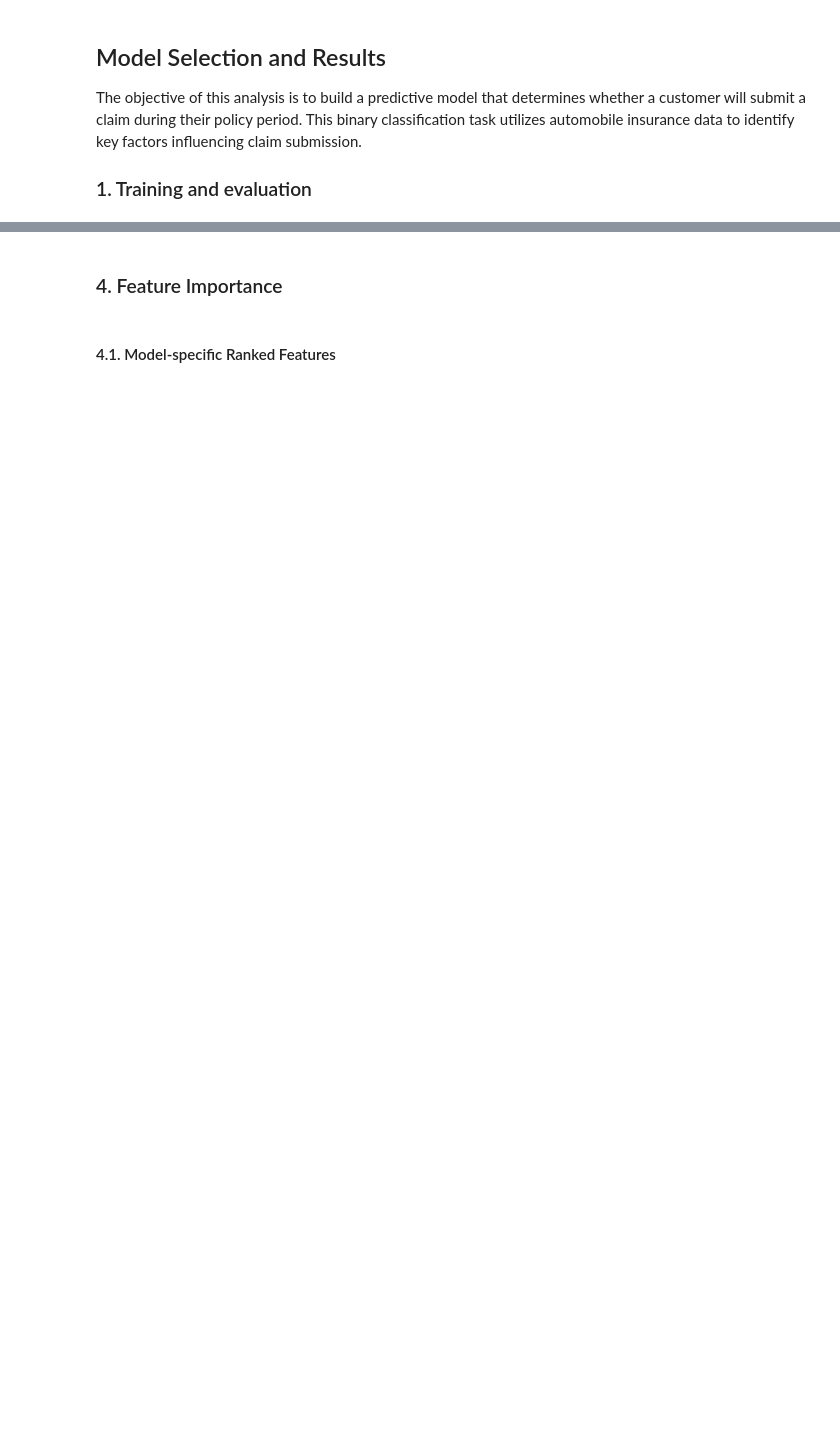
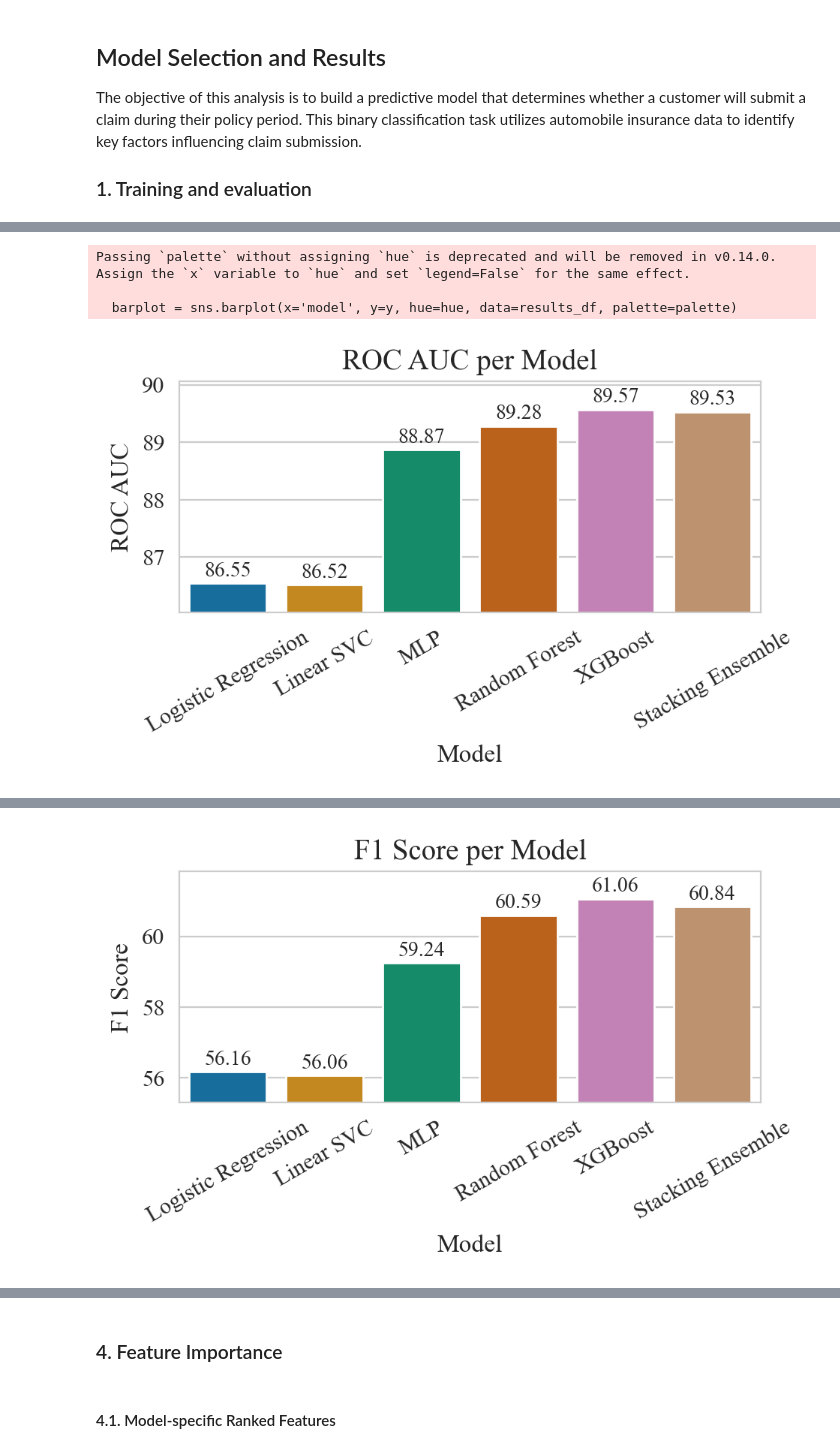
Before and after one commit to saeedabc/insurance-claim-prediction, a Jupyter notebook: claim_prediction.ipynb, the cells around one changed output, grey strips where cells are left out. Cells and saved outputs as stored; diff of their text form; code cells hidden in the pictures; blank space fills up the shorter version.

```diff
--- a/claim_prediction.ipynb
+++ b/claim_prediction.ipynb
@@ -99,0 +81,78 @@ all_results_df
+# %%
+import matplotlib.pyplot as plt
+# import matplotlib.gridspec as gridspec
+import seaborn as sns
+
+
+sns.set_style("whitegrid")
+
+plt.rcParams.update({
+    'font.family': 'Times New Roman',  #'Arial',  # or 'Helvetica', 'Times New Roman'
+    'font.size': 12,  # General font size
+    'axes.titlesize': 14,  # Font size for titles
+    'axes.labelsize': 12,  # Font size for axis labels
+    'xtick.labelsize': 11,  # Font size for x-tick labels
+    'ytick.labelsize': 11,   # Font size for y-tick labels
+    'legend.fontsize': 11,   # Font size for legend
+    'legend.title_fontsize': 11   # Font size for legend title
+})
+
+
+def barplot_results(results_df, y='roc_auc', hue=None):
+    y_label = {
+        'roc_auc': 'ROC AUC', 'f1': 'F1 Score', 'precision': 'Precision', 'recall': 'Recall', 'accuracy': 'Accuracy',
+        'training_time': 'Training Time', 'inference_time': 'Inference Time'
+    }[y]
+
+    if hue is not None:
+        hue_label = {'balance_strategy': 'Balance Strategy', 'outlier_strategy': 'Outlier Strategy'}[hue]
+        palette = sns.color_palette("colorblind", len(results_df[hue].unique()))  # Use a different color per hue category
+        figsize = (8, 2.5)
+        annotate_fontsize = 8
+
+        # Print average performance of models per hue category
+        _better_models = ['MLP', 'Random Forest', 'XGBoost']
+        avg_performance_per_hue = results_df[results_df['model'].isin(_better_models)].groupby([hue]).agg({y: 'mean'}).reset_index().sort_values(by=y, ascending=False)
+        print(f"Average {y_label} per {hue_label} over {_better_models}:\n{avg_performance_per_hue.to_string(index=False)}")
+    else:
+        hue_label = None
+        palette = sns.color_palette("colorblind", len(results_df['model'].unique()))  # Use a different color per model
+        figsize = (5, 2)
+        annotate_fontsize = 10
+
+    # Create the plot
+    plt.figure(figsize=figsize, dpi=200)
+    barplot = sns.barplot(x='model', y=y, hue=hue, data=results_df, palette=palette)
+
+    if hue is not None:
+        plt.legend(title=hue_label)
+    plt.title(f"{y_label} per Model")
+    plt.xticks(rotation=30)
+    plt.xlabel("Model")
+    plt.ylabel(y_label)
+
+    # Adjust the y-axis to make performance differences more visible
+    y_margin = results_df[y].std() / 3
+    y_min = results_df[y].min() - y_margin
+    y_max = results_df[y].max() + y_margin
+    plt.ylim(y_min, y_max)
+
+    # Annotate each bar with the corresponding value
+    for p in barplot.patches:
+        barplot.annotate(format(p.get_height(), '.2f'),  # Format the value with 4 decimal places
+                        (p.get_x() + p.get_width() / 2., p.get_height()),  # Position the text at the center of each bar
+                        ha = 'center', va = 'center',  # Center alignment
+                        xytext = (0, 6),  # Distance from the bar
+                        textcoords = 'offset points', fontsize=annotate_fontsize)  # Set text size
+
+    # Show the plot
+    plt.show()
+
+
+barplot_results(results_df, y='roc_auc')
+barplot_results(results_df, y='f1')
+# %% [output]
+Passing `palette` without assigning `hue` is deprecated and will be removed in v0.14.0. Assign the `x` variable to `hue` and set `legend=False` for the same effect.
+
+  barplot = sns.barplot(x='model', y=y, hue=hue, data=results_df, palette=palette)
+[figure, added]
@@ -99,0 +162 @@ all_results_df
+[figure, added]
```
Also changed, not shown: parts of 28 cells of this notebook, 4 other files.
